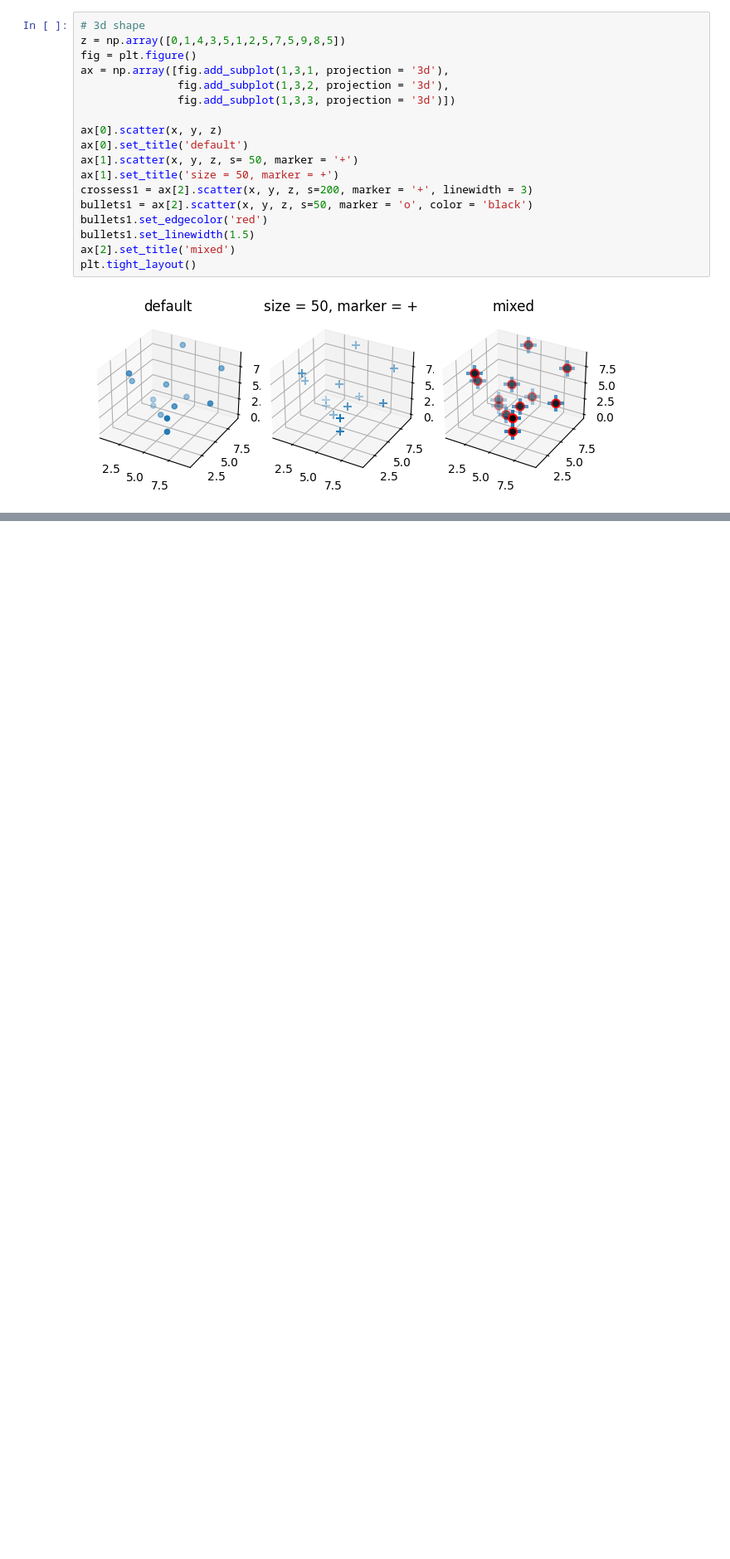
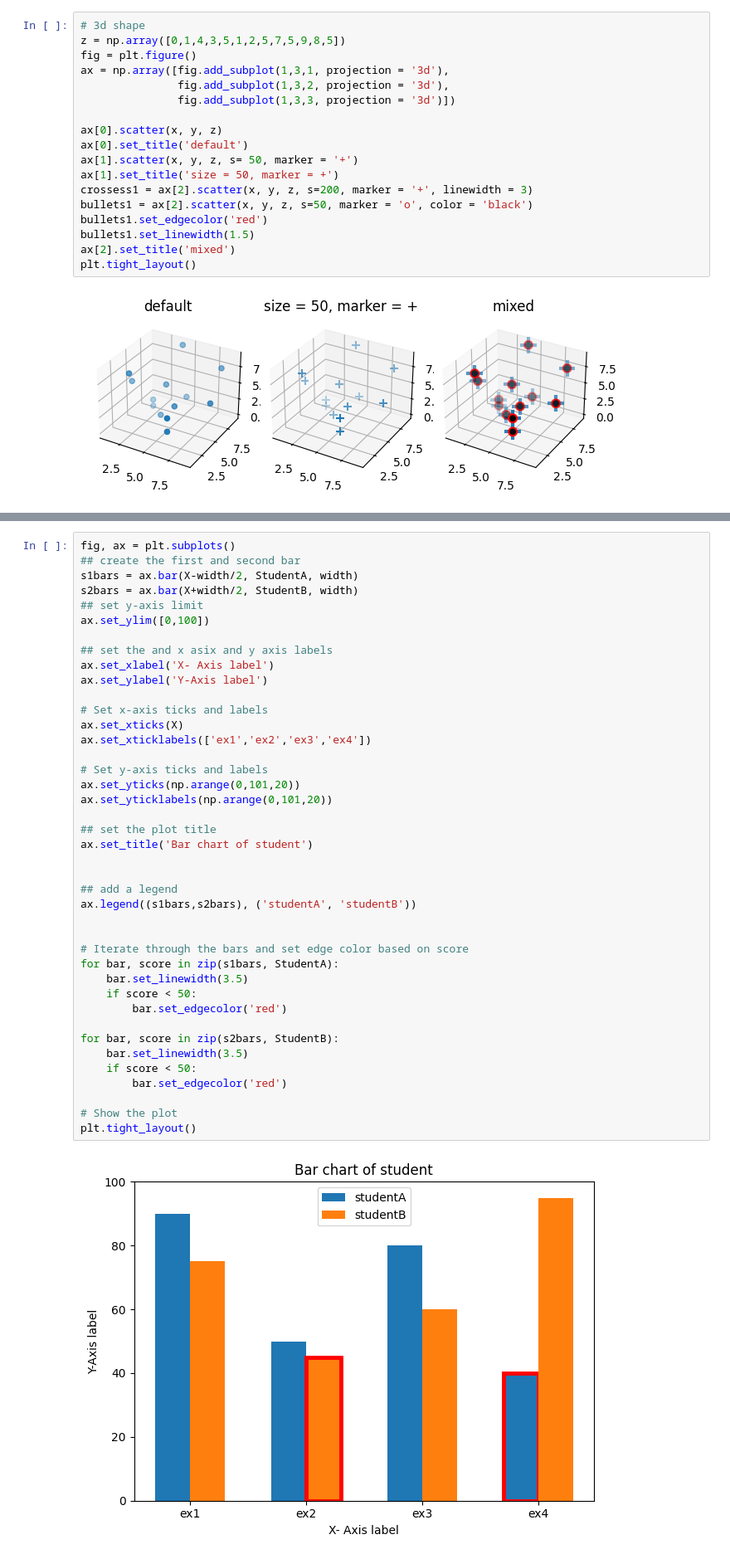
Before and after one commit to bytesbyt/ds_data_visualisation, a Jupyter notebook: data_vis_playground.ipynb, the cells around one changed output, grey strips where cells are left out. Shown at 83% size. Drawn from its saved outputs; the diff is of its cells as text; blank space fills up the shorter version.

```diff
--- a/data_vis_playground.ipynb
+++ b/data_vis_playground.ipynb
@@ -162,0 +199,43 @@ plt.tight_layout()
+# %%
+fig, ax = plt.subplots()
+## create the first and second bar
+s1bars = ax.bar(X-width/2, StudentA, width)
+s2bars = ax.bar(X+width/2, StudentB, width)
+## set y-axis limit
+ax.set_ylim([0,100])
+
+## set the and x asix and y axis labels
+ax.set_xlabel('X- Axis label')
+ax.set_ylabel('Y-Axis label')
+
+# Set x-axis ticks and labels
+ax.set_xticks(X)
+ax.set_xticklabels(['ex1','ex2','ex3','ex4'])
+
+# Set y-axis ticks and labels
+ax.set_yticks(np.arange(0,101,20))
+ax.set_yticklabels(np.arange(0,101,20))
+
+## set the plot title
+ax.set_title('Bar chart of student')
+
+
+## add a legend
+ax.legend((s1bars,s2bars), ('studentA', 'studentB'))
+
+
+# Iterate through the bars and set edge color based on score
+for bar, score in zip(s1bars, StudentA):
+    bar.set_linewidth(3.5)
+    if score < 50:
+        bar.set_edgecolor('red')
+
+for bar, score in zip(s2bars, StudentB):
+    bar.set_linewidth(3.5)
+    if score < 50:
+        bar.set_edgecolor('red')
+
+# Show the plot
+plt.tight_layout()
+# %% [output]
+[figure, added]
```
Also changed, not shown: parts of 11 cells of this notebook, 5 other files.
